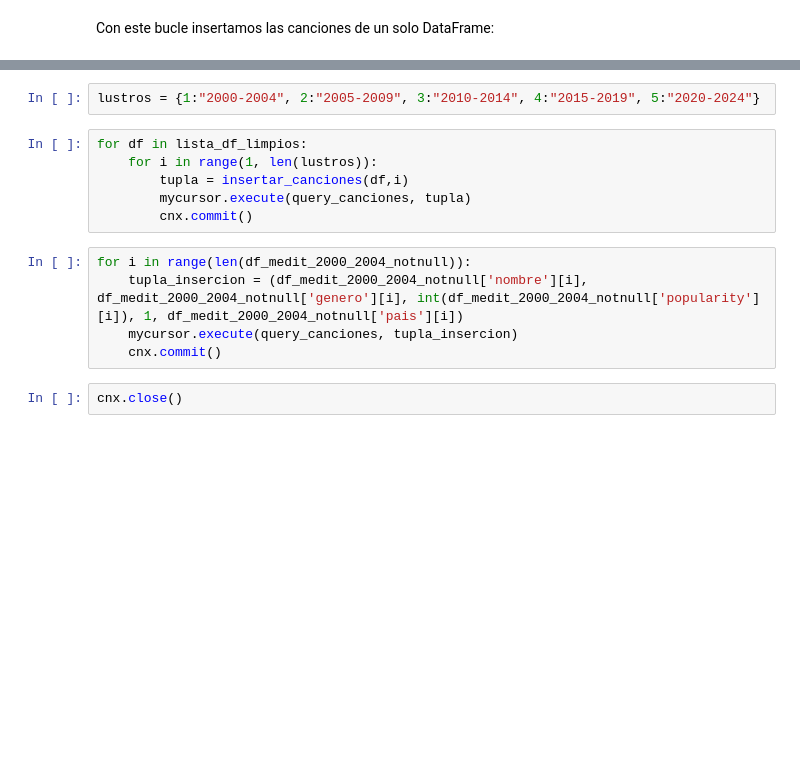
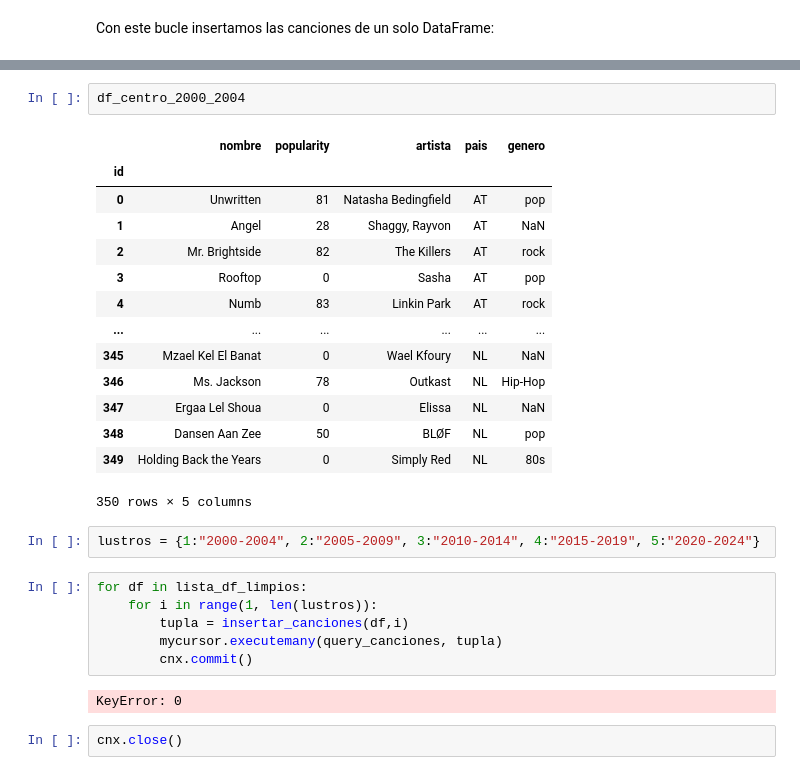
Before and after one commit to Marina-pg/music_proyect_team2_modulo2adalab, a Jupyter notebook: plantilla_insercion.ipynb, the cells around one changed output, grey strips where cells are left out. Cells and saved outputs as stored; diff of their text form; blank space fills up the shorter version.

```diff
--- a/plantilla_insercion.ipynb
+++ b/plantilla_insercion.ipynb
@@ -249,15 +282,29 @@ def insertar_canciones (df,id_lustro):
+# %%
+df_centro_2000_2004
+# %% [output]
+|  | nombre | popularity | artista | pais | genero |
+| id |  |  |  |  |  |
+| 0 | Unwritten | 81 | Natasha Bedingfield | AT | pop |
+| 1 | Angel | 28 | Shaggy, Rayvon | AT | NaN |
+| 2 | Mr. Brightside | 82 | The Killers | AT | rock |
+| 3 | Rooftop | 0 | Sasha | AT | pop |
+| 4 | Numb | 83 | Linkin Park | AT | rock |
+| ... | ... | ... | ... | ... | ... |
+| 345 | Mzael Kel El Banat | 0 | Wael Kfoury | NL | NaN |
+| 346 | Ms. Jackson | 78 | Outkast | NL | Hip-Hop |
+| 347 | Ergaa Lel Shoua | 0 | Elissa | NL | NaN |
+| 348 | Dansen Aan Zee | 50 | BLØF | NL | pop |
+| 349 | Holding Back the Years | 0 | Simply Red | NL | 80s |
+350 rows × 5 columns
 # %%
 lustros = {1:"2000-2004", 2:"2005-2009", 3:"2010-2014", 4:"2015-2019", 5:"2020-2024"}
 # %%
 for df in lista_df_limpios:
     for i in range(1, len(lustros)):
         tupla = insertar_canciones(df,i)
-        mycursor.execute(query_canciones, tupla)
+        mycursor.executemany(query_canciones, tupla)
         cnx.commit()
+# %% [output]
+KeyError: 0
-# %%
-for i in range(len(df_medit_2000_2004_notnull)):
-    tupla_insercion = (df_medit_2000_2004_notnull['nombre'][i], df_medit_2000_2004_notnull['genero'][i], int(df_medit_2000_2004_notnull['popularity'][i]), 1, df_medit_2000_2004_notnull['pais'][i])
-    mycursor.execute(query_canciones, tupla_insercion)
-    cnx.commit()
 # %%
 cnx.close()
```
Also changed, not shown: parts of 6 cells of this notebook.
